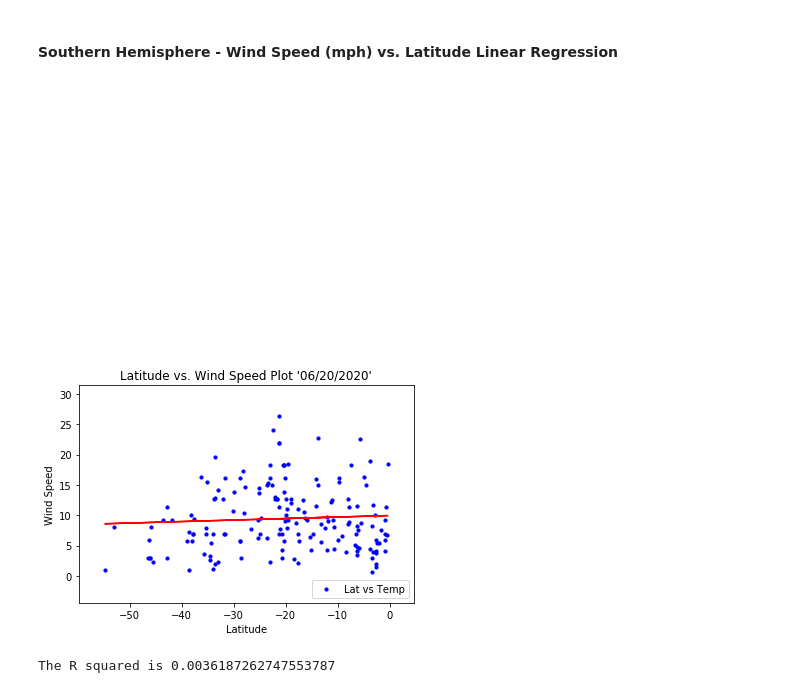
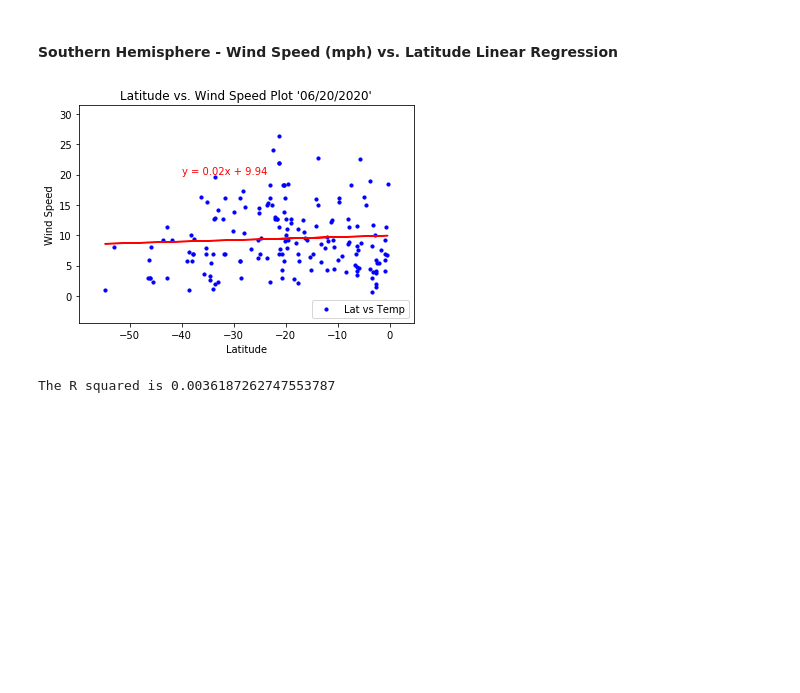
Before and after one commit to olivesun1213/APIhomework, a Jupyter notebook: Unit 06 - Python - APIs_Homework_Instructions_starter_code_WeatherPy.ipynb, the cells around one changed output. Saved outputs shown, nothing was run; the diff lists cells and outputs as text; code cells hidden in the pictures; blank space fills up the shorter version.

```diff
--- a/Unit 06 - Python - APIs_Homework_Instructions_starter_code_WeatherPy.ipynb
+++ b/Unit 06 - Python - APIs_Homework_Instructions_starter_code_WeatherPy.ipynb
@@ -473,25 +473,25 @@ The R squared is 0.015086334056538326
 # %%
 lattitude=Southern["Lat"]
 wind_speed=Southern["Wind Speed"]
 #regresstion
 (slope, intercept, rvalue, pvalue, stderr) = linregress(lattitude, wind_speed)
 regress_values = lattitude * slope + intercept
 line_equation = "y = " + str(round(slope,2)) + "x + " + str(round(intercept,2))
 #plot
 plt.scatter(lattitude,wind_speed,marker="o",color="b",s=10,label="Lat vs Temp")
 plt.plot(lattitude,regress_values,"r-")
 #format
 plt.title("Latitude vs. Wind Speed Plot '06/20/2020'")
-plt.annotate(line_equation,(50,60),xytext=(50, 80),fontsize=1,color="red")
+plt.annotate(line_equation,(-40,20),fontsize=10,color="red")
 plt.legend(loc="lower right")
 plt.xlabel("Latitude")
 plt.ylabel("Wind Speed")
 plt.xlim(min(lattitude)-5, max(lattitude)+5)
 plt.ylim(min(wind_speed)-5,max(wind_speed)+5)
 plt.savefig("Output_PNG/Southern_Latitude_vs._Wind_Speed_Plot.PNG")
 plt.show()
 rsquared=rvalue**2
 print(f"The R squared is {rsquared}")
 # %% [output]
-[figure, old version]
+[figure, new version]
 The R squared is 0.0036187262747553787
```
Also changed, not shown: parts of 7 cells of this notebook, 8 other files.
